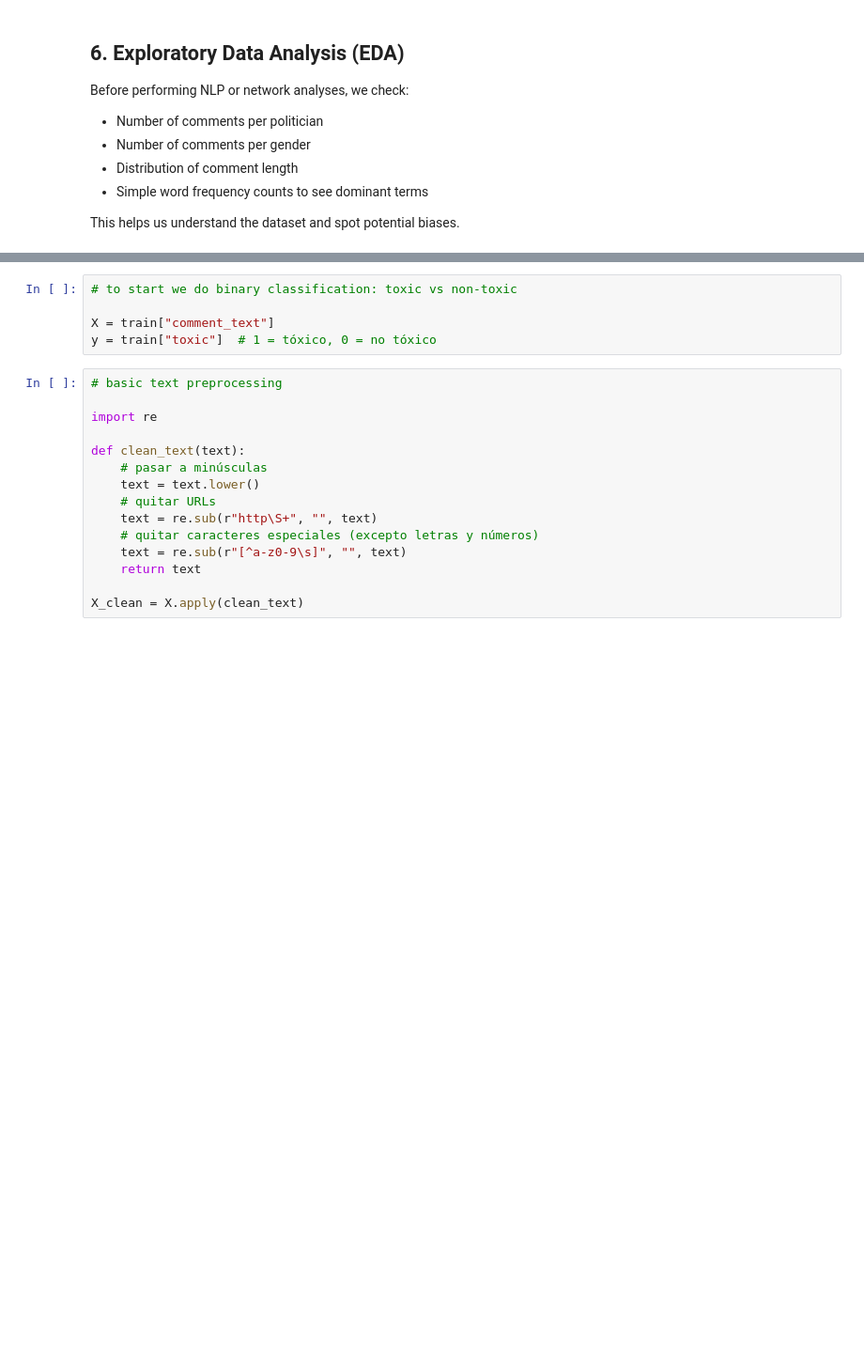
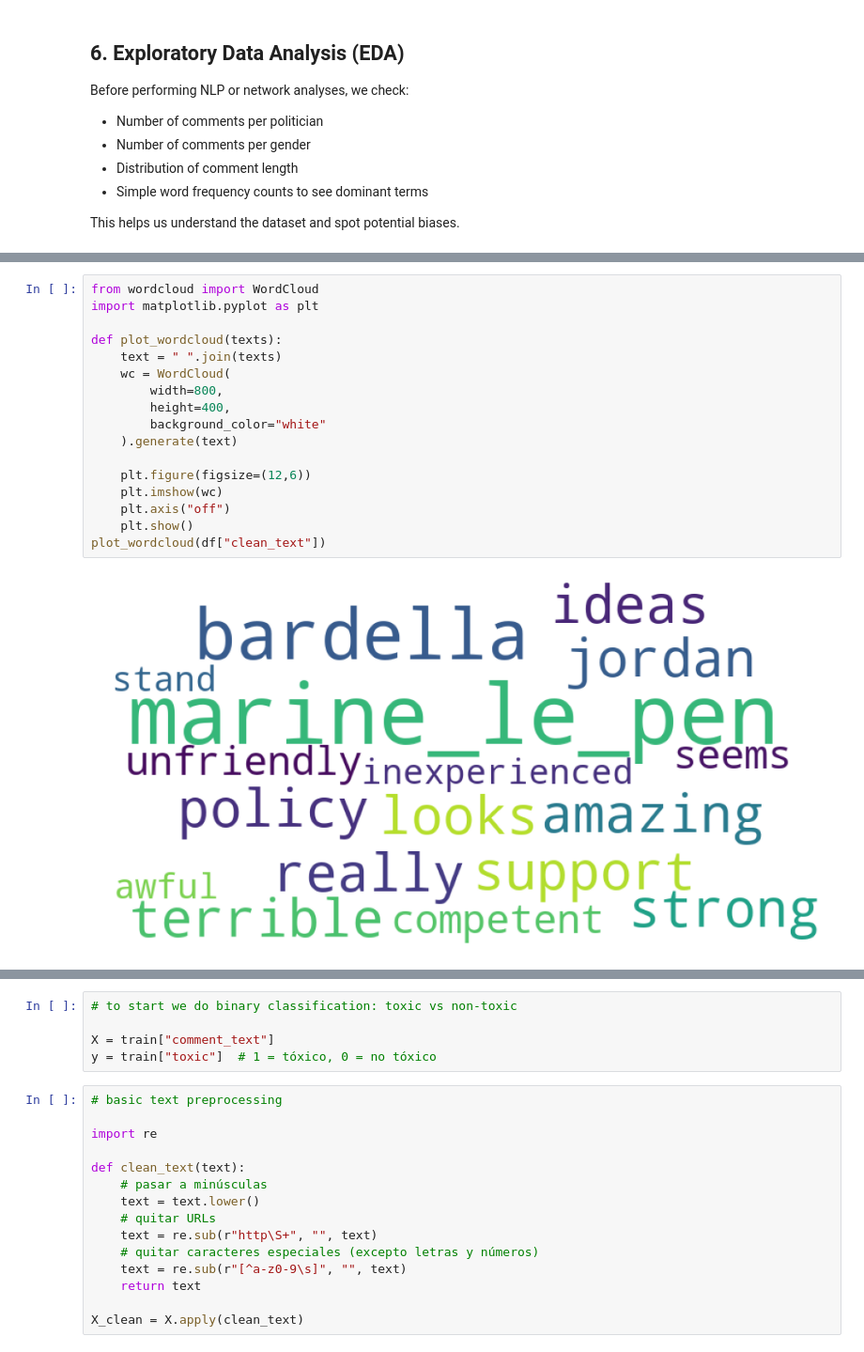
Before and after one commit to micagonzdark/ComputationalSocialSciences, a Jupyter notebook: project/analysis.ipynb, the cells around one changed output, grey strips where cells are left out. Shown at 94% size. Cells and saved outputs as stored; diff of their text form; blank space fills up the shorter version.

```diff
--- a/project/analysis.ipynb
+++ b/project/analysis.ipynb
@@ -328,0 +381,19 @@ Passing `palette` without assigning `hue` is deprecated and will be removed in v
+# %%
+from wordcloud import WordCloud
+import matplotlib.pyplot as plt
+
+def plot_wordcloud(texts):
+    text = " ".join(texts)
+    wc = WordCloud(
+        width=800,
+        height=400,
+        background_color="white"
+    ).generate(text)
+
+    plt.figure(figsize=(12,6))
+    plt.imshow(wc)
+    plt.axis("off")
+    plt.show()
+plot_wordcloud(df["clean_text"])
+# %% [output]
+[figure, added]
```
Also changed, not shown: parts of 21 cells of this notebook, 2 other files.
